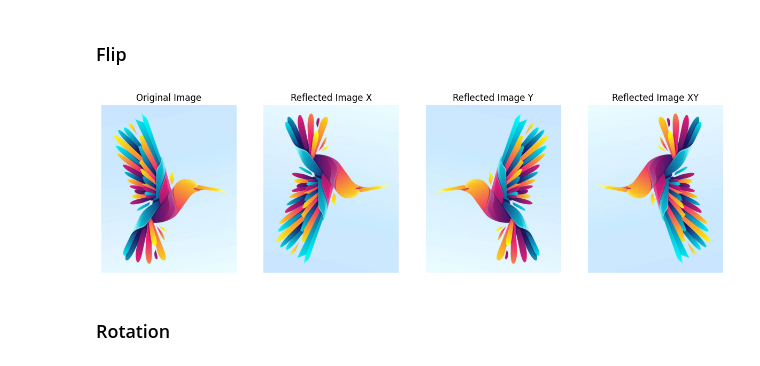
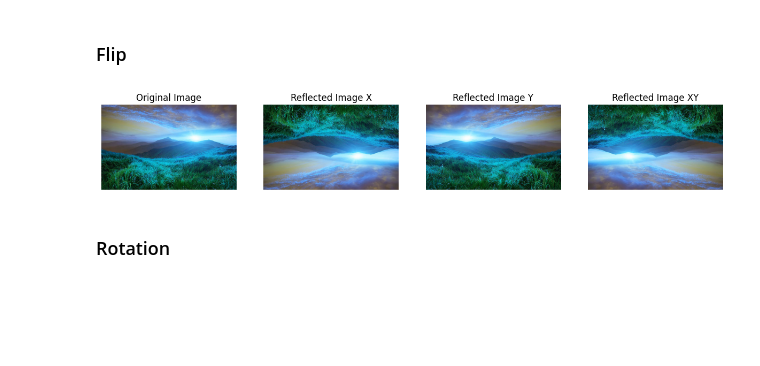
Before and after one commit to MDSALMANSHAMS/Learning, a Jupyter notebook: Python_imageProcessing/1_geometric_operations_(affine_trans)/main.ipynb, the cells around one changed output. Saved outputs shown, nothing was run; the diff lists cells and outputs as text; code cells hidden in the pictures; blank space fills up the shorter version.

```diff
--- a/Python_imageProcessing/1_geometric_operations_(affine_trans)/main.ipynb
+++ b/Python_imageProcessing/1_geometric_operations_(affine_trans)/main.ipynb
@@ -50,7 +50,9 @@ import cv2
 import matplotlib.pyplot as plt
 
 # Load an image
-image = cv2.imread('art.jpg')
+#image = cv2.imread('art.jpg')
+image = cv2.imread(r'F:\My_projects\Learning\Python_imageProcessing\nature.jpg')
+
 image = cv2.cvtColor(image, cv2.COLOR_BGR2RGB)  # Convert BGR to RGB for Matplotlib
 
 # Define the scaling factors
@@ -64,14 +66,14 @@ new_dimensions = (new_width, new_height)
 # Apply the scaling
 scaled_image = cv2.resize(image, new_dimensions, interpolation=cv2.INTER_LINEAR)
 
-# # Display the original and scaled images
-# fig, axs = plt.subplots(1, 2, figsize=(15, 5))
-# axs[0].imshow(image)
-# axs[0].set_title('Original Image')
-# axs[0].axis('off')
+# Display the original and scaled images
+fig, axs = plt.subplots(1, 2, figsize=(15, 5))
+axs[0].imshow(image)
+axs[0].set_title('Original Image')
+axs[0].axis('off')
 
-# axs[1].imshow(scaled_image)
-# axs[1].set_title('Scaled Image')
-# axs[1].axis('off')
+axs[1].imshow(scaled_image)
+axs[1].set_title('Scaled Image')
+axs[1].axis('off')
 
-# plt.show()
+plt.show()
@@ -94,7 +98,7 @@ import cv2
 import matplotlib.pyplot as plt
 
 # Load an image
-image = cv2.imread('art.jpg')
+#image = cv2.imread('art.jpg')
 image = cv2.cvtColor(image, cv2.COLOR_BGR2RGB)  # Convert BGR to RGB for Matplotlib
 
 # Reflect across the x-axis
@@ -103,34 +107,34 @@ reflected_image_x = cv2.flip(image, 0)  # 0 means flipping around the x-axis
 # Reflect across the y-axis
 reflected_image_y = cv2.flip(image, 1)  # 1 means flipping around the y-axis
 
 # Reflect across both axes
 reflected_image_xy = cv2.flip(image, -1)  # -1 means flipping around both axes
 
 # Display the original and reflected images
 plt.figure(figsize=(15, 5))
 plt.subplot(1, 4, 1)
 plt.imshow(image)
 plt.title('Original Image')
 plt.axis('off')
 
 plt.subplot(1, 4, 2)
 plt.imshow(reflected_image_x)
 plt.title('Reflected Image X')
 plt.axis('off')
 
 plt.subplot(1, 4, 3)
 plt.imshow(reflected_image_y)
 plt.title('Reflected Image Y')
 plt.axis('off')
 
 plt.subplot(1, 4, 4)
 plt.imshow(reflected_image_xy)
 plt.title('Reflected Image XY')
 plt.axis('off')
 
 plt.show()
 # %% [output]
-[figure, old version]
+[figure, new version]
 # %% [markdown]
 ### Rotation
 # %%
```
Also changed, not shown: parts of 1 cell of this notebook, 2 other files.
